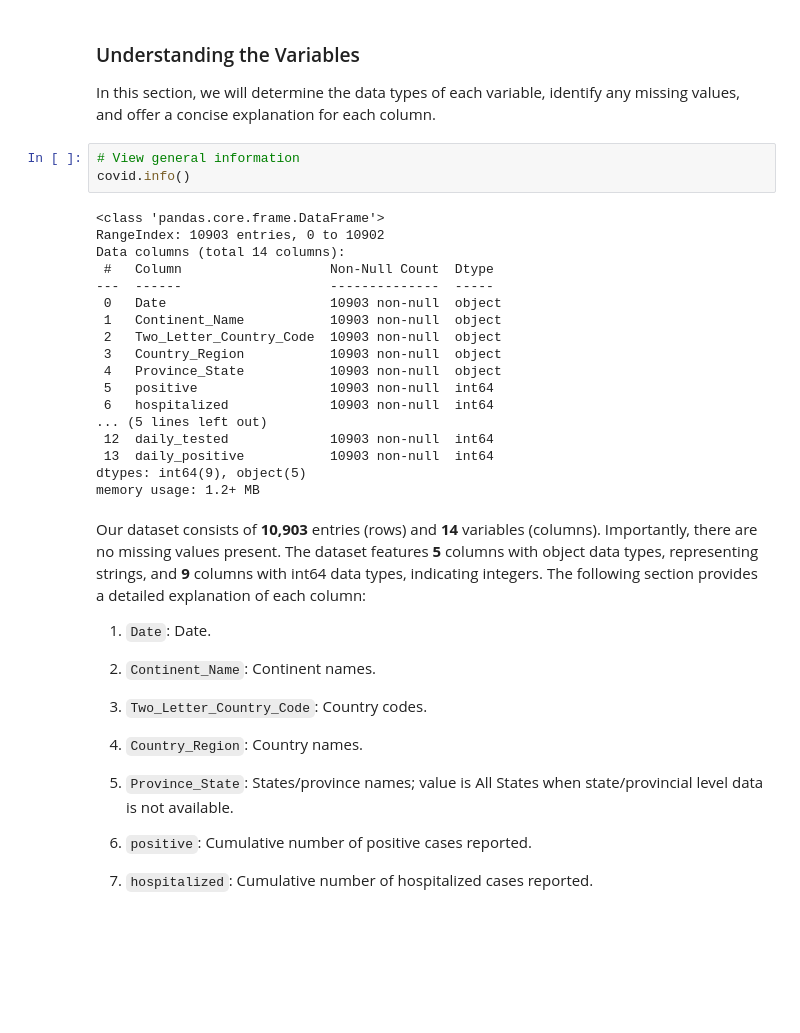
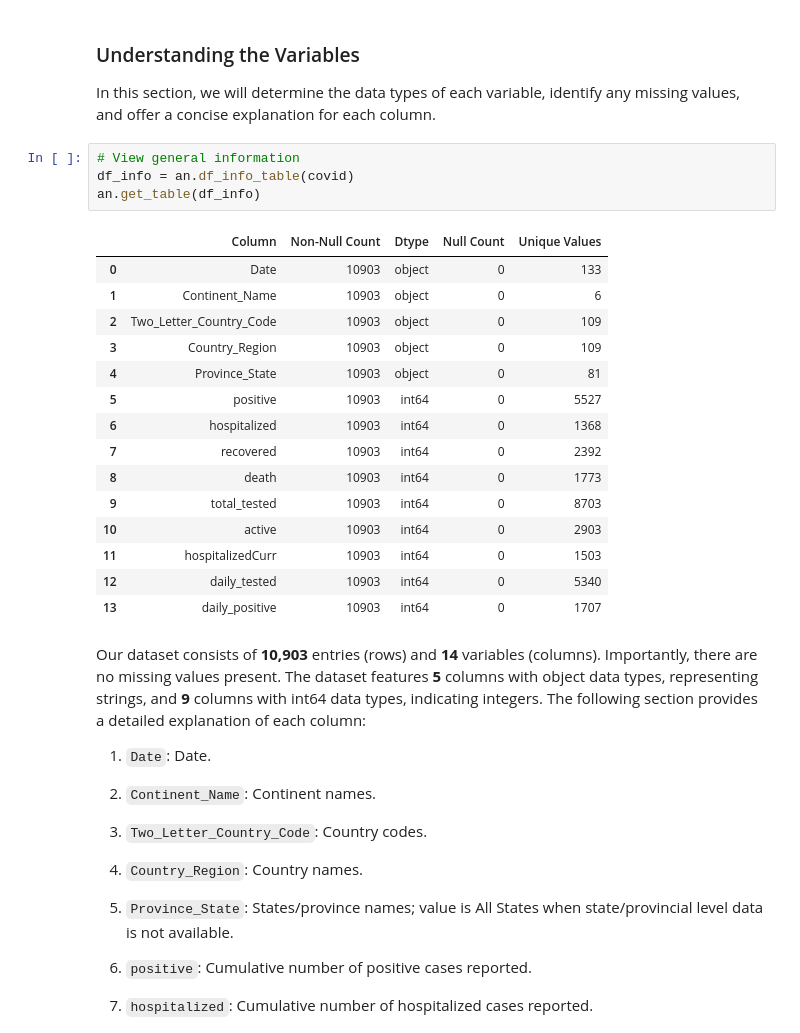
Before and after one commit to mcbrownmwale/Covid_19, a Jupyter notebook: Covid-19.ipynb, the cells around one changed output. Saved outputs shown, nothing was run; the diff lists cells and outputs as text; blank space fills up the shorter version.

```diff
--- a/Covid-19.ipynb
+++ b/Covid-19.ipynb
@@ -62,25 +63,24 @@ Our dataset has 10903 rows and 14 columns.
 In this section, we will determine the data types of each variable, identify any missing values, and offer a concise explanation for each column.
 # %%
 # View general information
-covid.info()
+df_info = an.df_info_table(covid)
+an.get_table(df_info)
 # %% [output]
-<class 'pandas.core.frame.DataFrame'>
-RangeIndex: 10903 entries, 0 to 10902
-Data columns (total 14 columns):
- #   Column                   Non-Null Count  Dtype
----  ------                   --------------  -----
- 0   Date                     10903 non-null  object
- 1   Continent_Name           10903 non-null  object
- 2   Two_Letter_Country_Code  10903 non-null  object
- 3   Country_Region           10903 non-null  object
- 4   Province_State           10903 non-null  object
- 5   positive                 10903 non-null  int64
- 6   hospitalized             10903 non-null  int64
-... (5 lines left out)
- 12  daily_tested             10903 non-null  int64
- 13  daily_positive           10903 non-null  int64
-dtypes: int64(9), object(5)
-memory usage: 1.2+ MB
+|  | Column | Non-Null Count | Dtype | Null Count | Unique Values |
+| 0 | Date | 10903 | object | 0 | 133 |
+| 1 | Continent_Name | 10903 | object | 0 | 6 |
+| 2 | Two_Letter_Country_Code | 10903 | object | 0 | 109 |
+| 3 | Country_Region | 10903 | object | 0 | 109 |
+| 4 | Province_State | 10903 | object | 0 | 81 |
+| 5 | positive | 10903 | int64 | 0 | 5527 |
+| 6 | hospitalized | 10903 | int64 | 0 | 1368 |
+| 7 | recovered | 10903 | int64 | 0 | 2392 |
+| 8 | death | 10903 | int64 | 0 | 1773 |
+| 9 | total_tested | 10903 | int64 | 0 | 8703 |
+| 10 | active | 10903 | int64 | 0 | 2903 |
+| 11 | hospitalizedCurr | 10903 | int64 | 0 | 1503 |
+| 12 | daily_tested | 10903 | int64 | 0 | 5340 |
+| 13 | daily_positive | 10903 | int64 | 0 | 1707 |
 # %% [markdown]
 Our dataset consists of **10,903** entries (rows) and **14** variables (columns). Importantly, there are no missing values present. The dataset features **5** columns with object data types, representing strings, and **9** columns with int64 data types, indicating integers. The following section provides a detailed explanation of each column:
 
```
Also changed, not shown: parts of 14 cells of this notebook, 3 other files.
